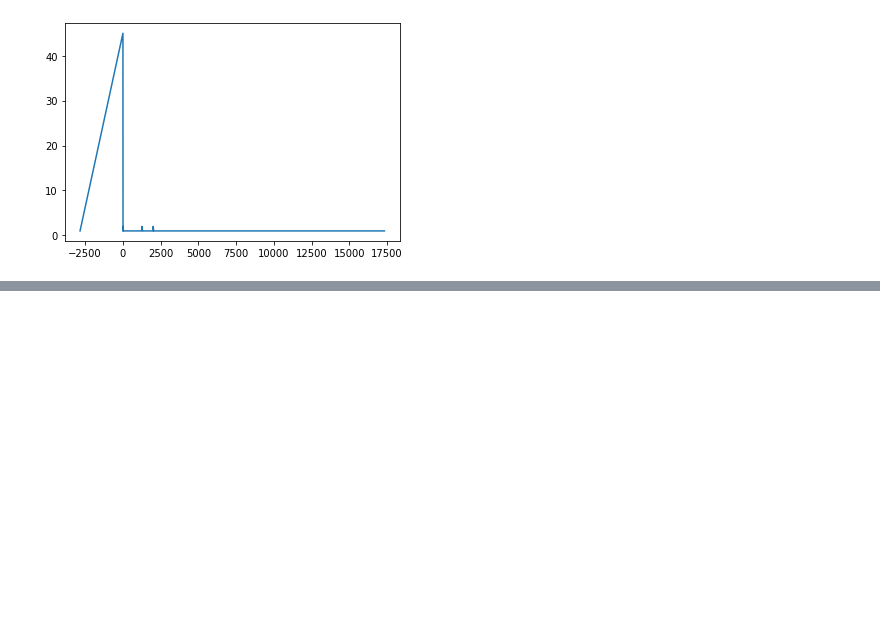
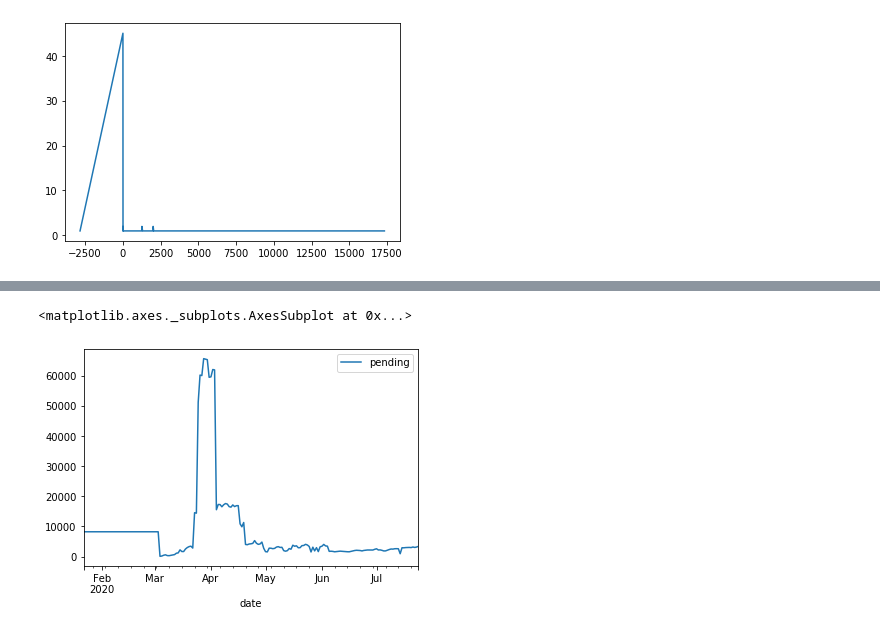
Before and after one commit to anu0012/COVID_Prediction, a Jupyter notebook: Correlation.ipynb, the cells around one changed output, grey strips where cells are left out. Saved outputs shown, nothing was run; the diff lists cells and outputs as text; code cells hidden in the pictures; blank space fills up the shorter version.

```diff
--- a/Correlation.ipynb
+++ b/Correlation.ipynb
@@ -151,0 +202,9 @@ daily_data['hospitalizedIncrease'].value_counts().sort_index().plot.line()
+# %%
+copyp=daily_data.copy()
+copyp.drop(copyp.columns[[1,2,3,5,6,7,8,9,10,11,12,13,14,15,16,17,18,19,20,21,22,23,24]], axis = 1, inplace = True)
+copyp.set_index('date', inplace=True)
+copyp.index = pd.to_datetime(copyp.index)
+copyp.plot()
+# %% [output]
+<matplotlib.axes._subplots.AxesSubplot at 0x...>
+[figure, added]
```
Also changed, not shown: parts of 13 cells of this notebook.
